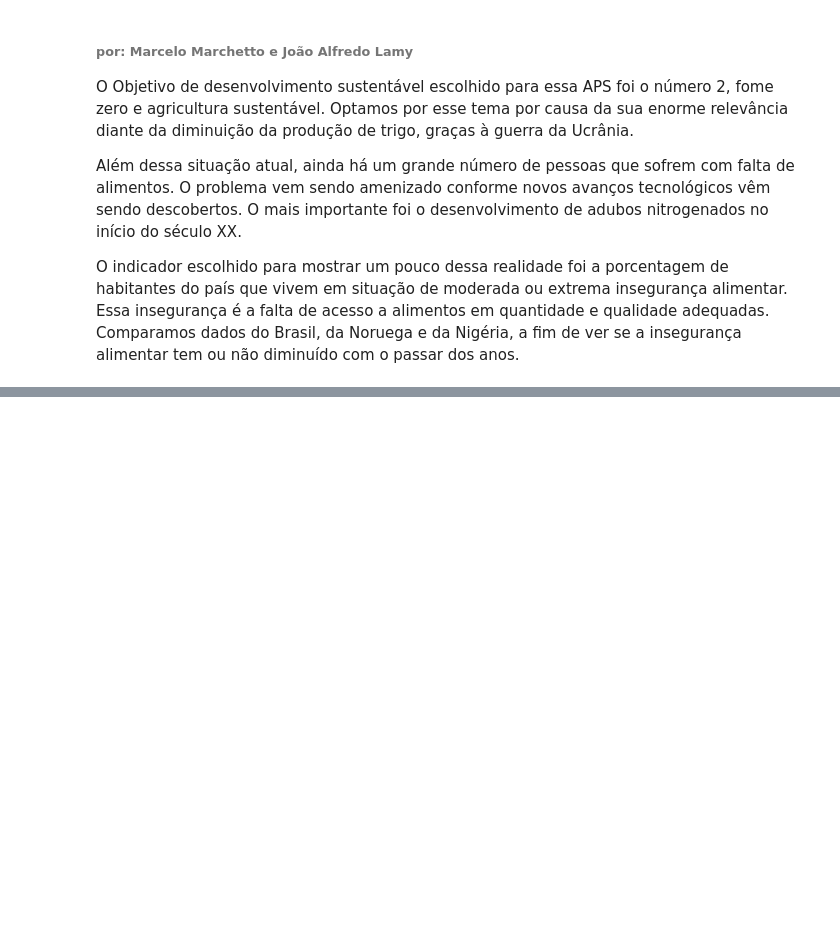
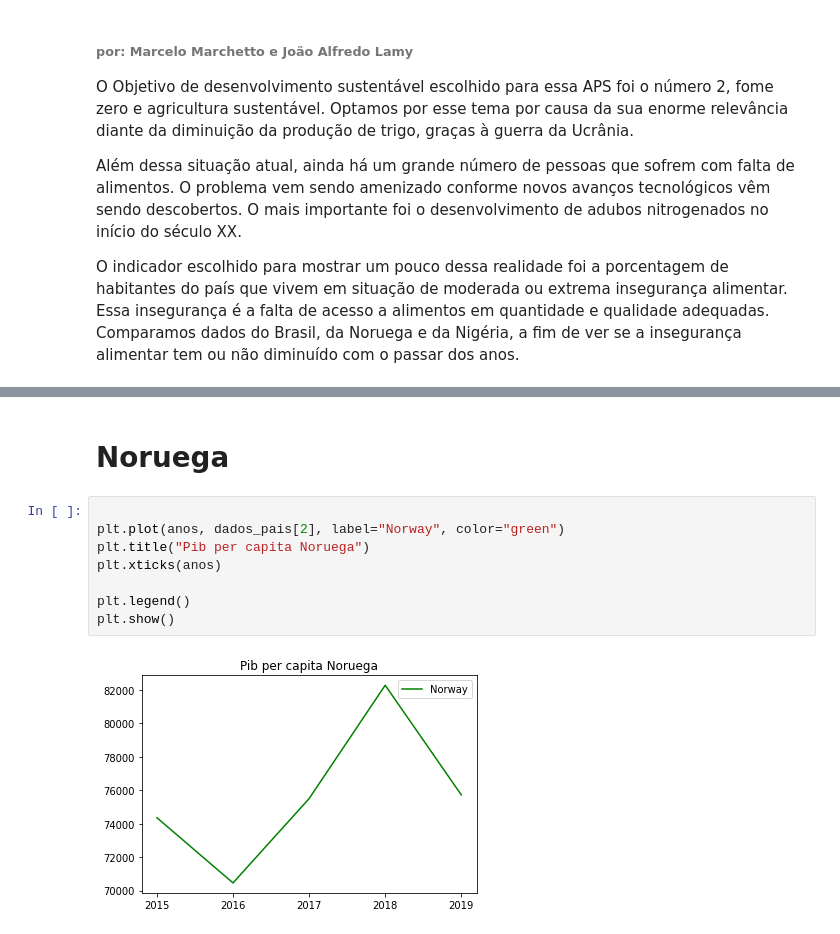
Before and after one commit to alfredjynx/APS-_Ciencia-de-Dados-Insper, a Jupyter notebook: main.ipynb, the cells around one changed output, grey strips where cells are left out. Cells and saved outputs as stored; diff of their text form; blank space fills up the shorter version.

```diff
--- a/main.ipynb
+++ b/main.ipynb
@@ -52,0 +143,12 @@ plt.show()
+# %% [markdown]
+# Noruega
+# %%
+
+plt.plot(anos, dados_pais[2], label="Norway", color="green")
+plt.title("Pib per capita Noruega")
+plt.xticks(anos)
+
+plt.legend()
+plt.show()
+# %% [output]
+[figure, added]
```
Also changed, not shown: parts of 17 cells of this notebook, 2 other files.
